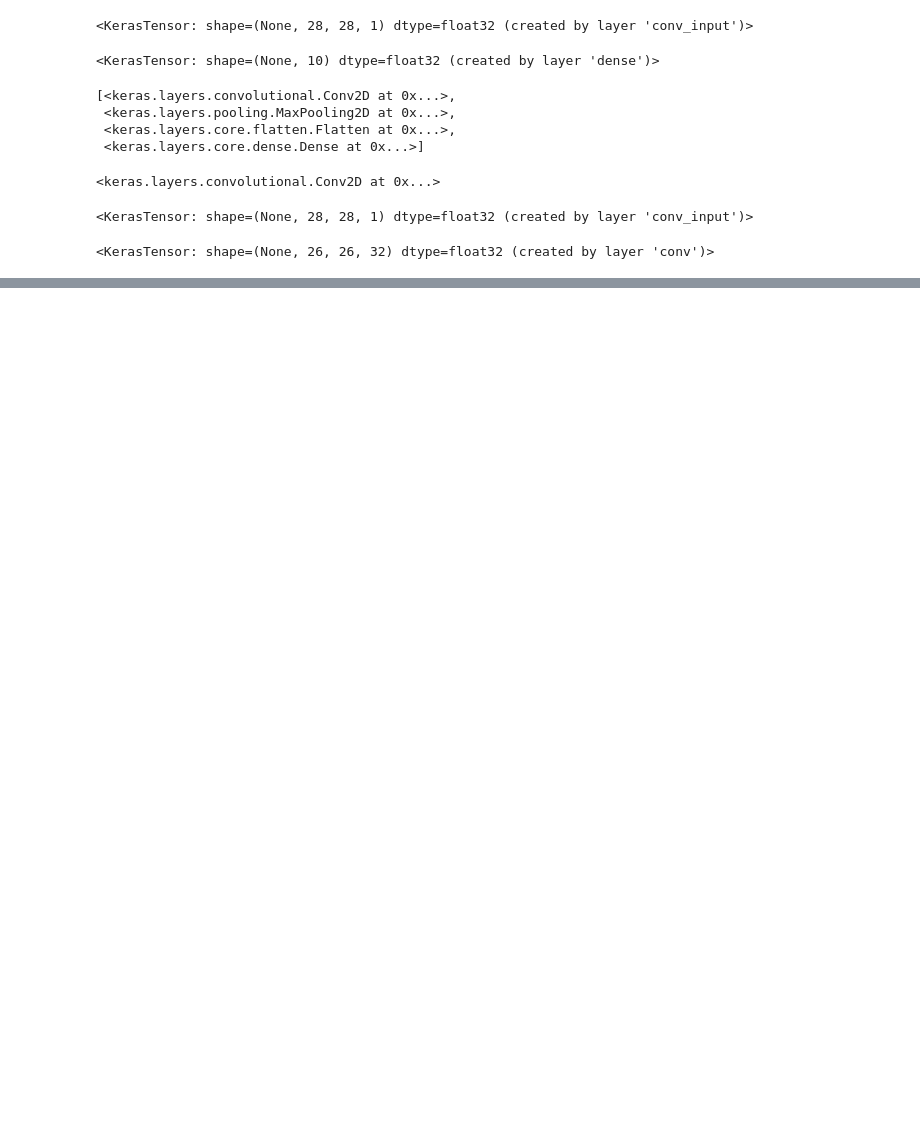
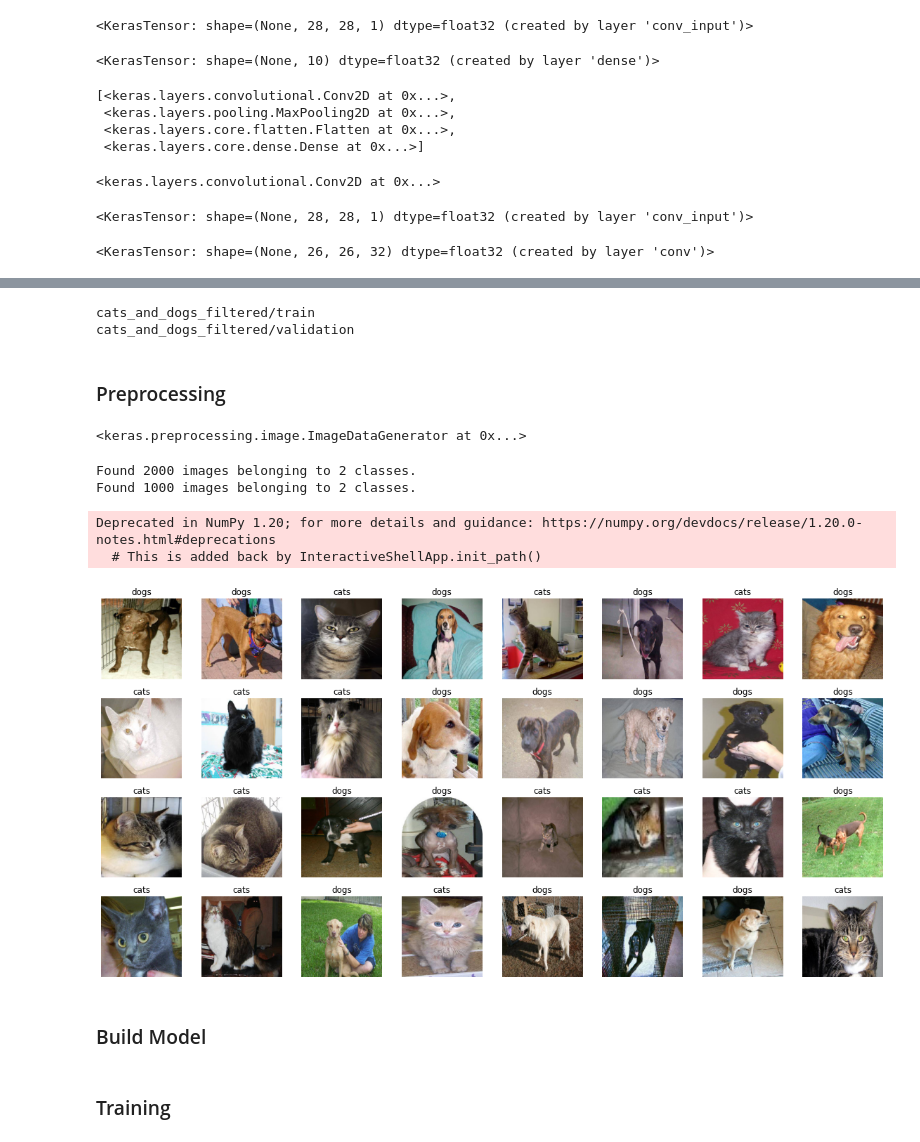
Before and after one commit to EON-LEE/Course-DeepLearning, a Jupyter notebook: Week13.ipynb, the cells around one changed output, grey strips where cells are left out. Cells and saved outputs as stored; diff of their text form; code cells hidden in the pictures; blank space fills up the shorter version.

```diff
--- a/Week13.ipynb
+++ b/Week13.ipynb
@@ -208,0 +302,56 @@ len(activations)
+# %%
+# 훈련 셋, 검증 셋 저장위치 지정
+train_dir = "cats_and_dogs_filtered/train"
+valid_dir = "cats_and_dogs_filtered/validation"
+print(train_dir)
+print(valid_dir)
+# %% [output]
+cats_and_dogs_filtered/train
+cats_and_dogs_filtered/validation
+# %% [markdown]
+### Preprocessing
+# %%
+# 이미지 데이터 제너레이터 정의 (Augmentation 미적용)
+image_gen = ImageDataGenerator(rescale=(1/255.))
+image_gen
+# %% [output]
+<keras.preprocessing.image.ImageDataGenerator at 0x...>
+# %%
+# flow_from_directory 함수로 폴더에서 이미지 가져와서 제너레이터 객체로 정리
+train_gen = image_gen.flow_from_directory(train_dir,
+                                          batch_size=32,
+                                          target_size=(224, 224),
+                                          classes=['cats','dogs'],
+                                          class_mode = 'binary',
+                                          seed=2020)
+
+valid_gen = image_gen.flow_from_directory(valid_dir,
+                                          batch_size=32,
+                                          target_size=(224, 224),
+                                          classes=['cats','dogs'],
+                                          class_mode = 'binary',
+                                          seed=2020)
+# %% [output]
+Found 2000 images belonging to 2 classes.
+Found 1000 images belonging to 2 classes.
+# %%
+# 샘플 이미지 출력
+class_labels = ['cats', 'dogs']
+batch = next(train_gen)
+images, labels = batch[0], batch[1]
+
+plt.figure(figsize=(16, 8))
+for i in range(32):
+
+    ax = plt.subplot(4, 8, i + 1)
+    plt.imshow(images[i])
+    plt.title(class_labels[labels[i].astype(np.int)])
+    plt.axis("off")
+plt.tight_layout()
+plt.show()
+# %% [output]
+Deprecated in NumPy 1.20; for more details and guidance: https://numpy.org/devdocs/release/1.20.0-notes.html#deprecations
+  # This is added back by InteractiveShellApp.init_path()
+[figure, added]
+# %% [markdown]
+### Build Model
@@ -208,0 +397,2 @@ len(activations)
+# %% [markdown]
+### Training
```
Also changed, not shown: parts of 65 cells of this notebook.
